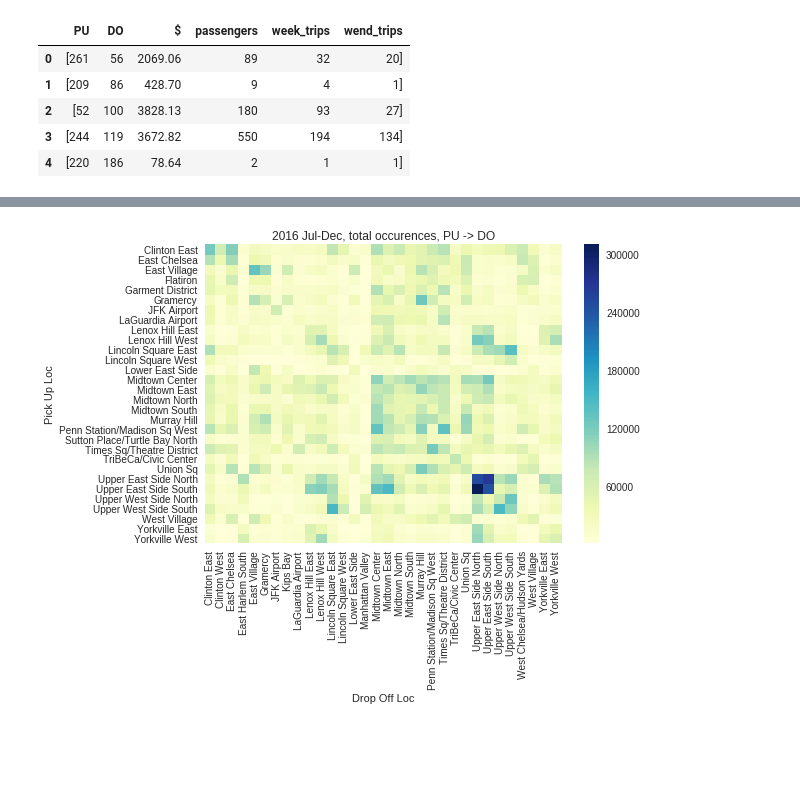
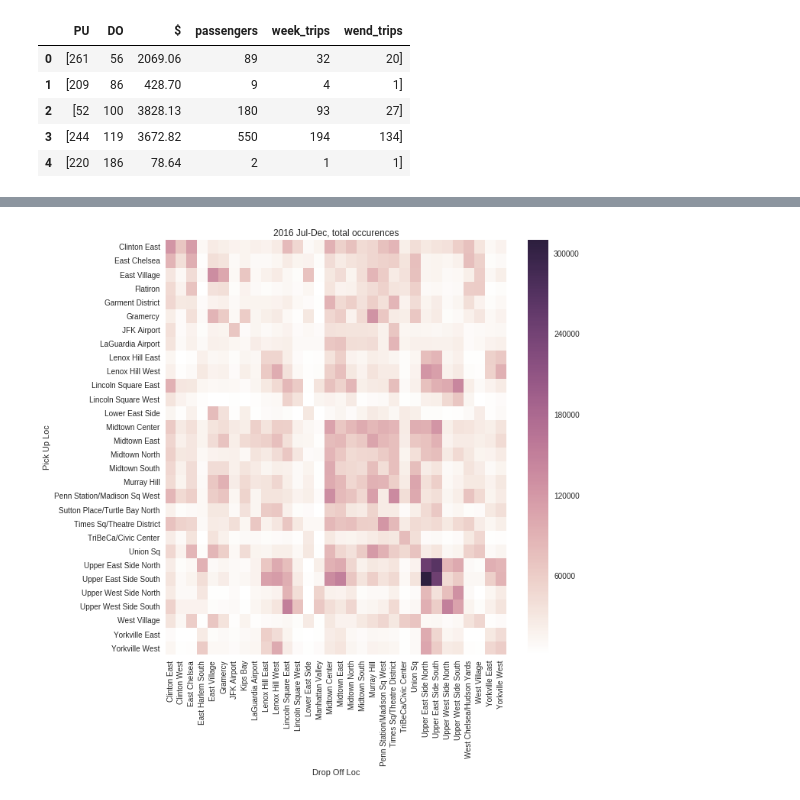
Before and after one commit to Shasha-Lin/Taxi_Uber_Usage, a Jupyter notebook: nhbr_heatmaps.ipynb, the cells around one changed output, grey strips where cells are left out. Drawn from its saved outputs; the diff is of its cells as text; code cells hidden in the pictures; blank space fills up the shorter version.

```diff
--- a/nhbr_heatmaps.ipynb
+++ b/nhbr_heatmaps.ipynb
@@ -59,45 +59,50 @@ data.head()
 | 4 | 220 | 186 | 78.64 | 2 | 1 | 1 | 2 | Spuyten Duyvil/Kingsbridge | Penn Station/Madison Sq West | ... |
 # %%
 import seaborn as sns; sns.set()
+import matplotlib.pyplot as plt
 
 #c1 = sns.palplot(sns.color_palette("BrBG", 7))
 #coolwarm = sns.palplot(sns.color_palette("coolwarm", 7))
 default = sns.cubehelix_palette(light=1, as_cmap=True)
 
 def matrix(string, colors = default, avg = False, centered=False ):
 
     display = data.sort_values(by=string, ascending = False)#, ascending=[1, 0])
     if string=='fun_ratio':
         display = data.sort_values(by='occurences', ascending = False)
     display = display.iloc[0:150 ,:]
 
     flights = display.pivot("PU_nhbr", "DO_nhbr", string).fillna(0)
     for index, row in flights.iterrows():
         for col in row.index:
             value = data[(data['DO_nhbr'] == col) & (
-                    data['PU_nhbr'] == index)][string].values
+                    data['PU_nhbr'] == index)][string].values[0]
             # passenger per trip or $ per trip
             if avg:
-                value /= data[(data['DO_nhbr'] == col) & (
+                value = value / data[(data['DO_nhbr'] == col) & (
                     data['PU_nhbr'] == index)]['occurences']
             flights = flights.set_value(
-                index, col, value[0])
+                index, col, value)
 
     # to stop centering the heatmap at
     # median value, comment out center argument
+    fig, ax = plt.subplots(figsize=(10,10))
     if centered:
         ax= sns.heatmap(flights, cmap = colors, center = display[string].median())
     else:
         ax= sns.heatmap(flights, cmap= colors)#, center = display[string].median())#,cmap=cmap)
-    plt.title('2016 Jul-Dec, total %s, PU -> DO' %(string) )
+    plt.title('2016 Jul-Dec, total %s' %(string) )
+    #plt.title('2016 Jul-Dec, total trips' )
+
     plt.ylabel('Pick Up Loc')
     plt.xlabel('Drop Off Loc')
     if avg:
-        plt.title('2016 Jul-Dec, avg %s per trips PU -> DO' %(string) )
+        plt.title('2016 Jul-Dec, avg %s per trip' %(string) )
+        #plt.title('2016 Jul-Dec, avg %s per trips' %(string) )
 
-matrix('occurences', "YlGnBu")
+matrix('occurences')
 # %% [output]
-[figure, old version]
+[figure, new version]
 # %%
 matrix('$')
 #"Spectral"
```
Also changed, not shown: parts of 5 cells of this notebook.
